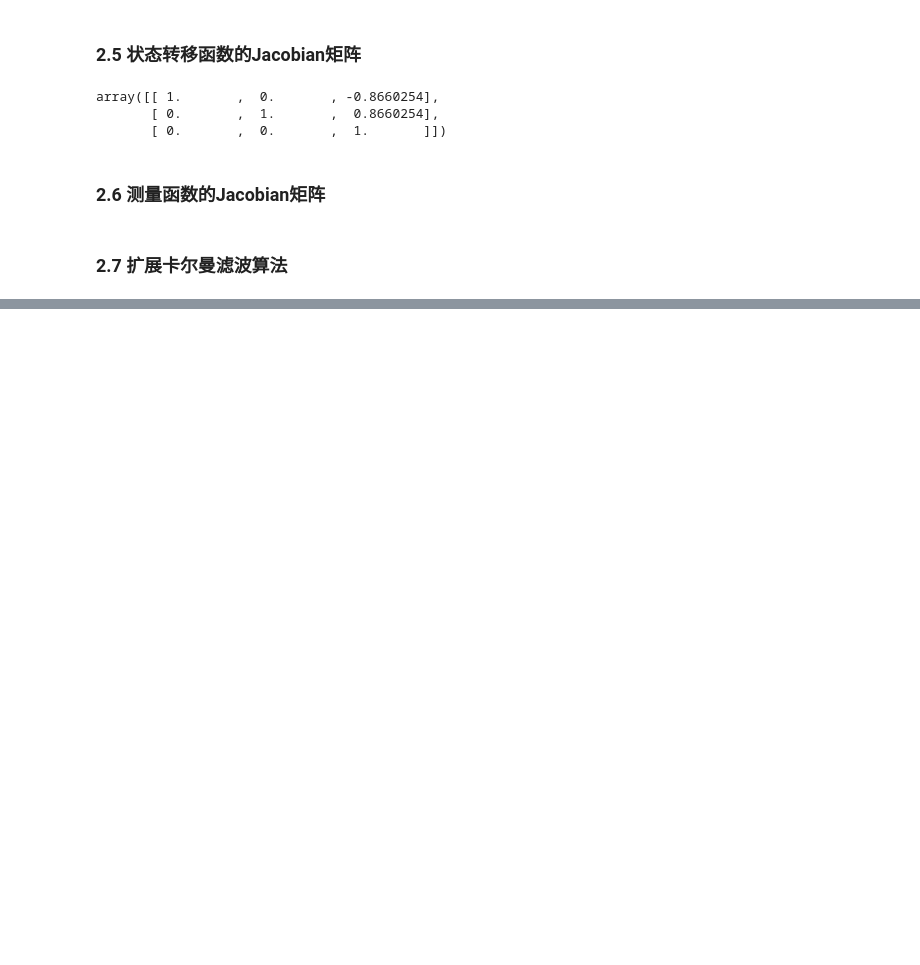
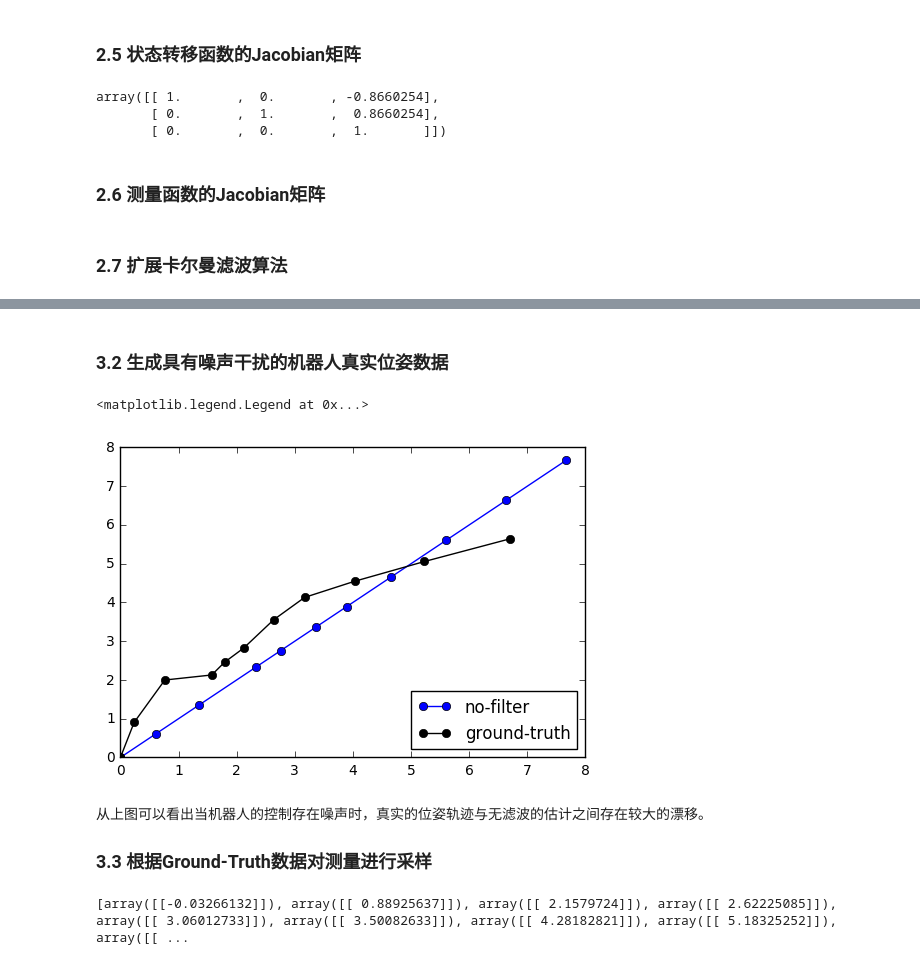
Before and after one commit to liuii/ProbRobotics, a Jupyter notebook: notebooks/01GaussianFileters/ExtendedKalmanFilter.ipynb, the cells around one changed output, grey strips where cells are left out. Saved outputs shown, nothing was run; the diff lists cells and outputs as text; code cells hidden in the pictures; blank space fills up the shorter version.

```diff
--- a/notebooks/01GaussianFileters/ExtendedKalmanFilter.ipynb
+++ b/notebooks/01GaussianFileters/ExtendedKalmanFilter.ipynb
@@ -196,0 +240,38 @@ print(Sigma)
+# %% [markdown]
+### 3.2 生成具有噪声干扰的机器人真实位姿数据
+# %%
+# 假设机器人的控制装置对于移动距离控制的较为精确（方差较大，例如取值为0.3）
+# 而对角度的控制较为精确（方差较小，例如取值为0.1）
+# 因此采样的协方差矩阵为
+Sigma_u = np.diag([0.3**2, 0.3**2, 0.1**2])
+X_ground_truth = np.array([0, 0, np.pi / 4]).reshape((1,3))
+
+for u in U:
+    temp_pose = state_transfer_sample(X_ground_truth[-1], u, Sigma_u)
+    X_ground_truth = np.vstack([X_ground_truth, temp_pose.T])
+
+fig, ax = plt.subplots()
+ax.plot(X_no_filter[:,0], X_no_filter[:,1],
+        c='b', marker='o', label='no-filter')
+ax.plot(X_ground_truth[:,0], X_ground_truth[:,1],
+        c='k', marker='o', label='ground-truth')
+ax.legend(loc="lower right")
+# %% [output]
+<matplotlib.legend.Legend at 0x...>
+[figure, added]
+# %% [markdown]
+从上图可以看出当机器人的控制存在噪声时，真实的位姿轨迹与无滤波的估计之间存在较大的漂移。
+
+### 3.3 根据Ground-Truth数据对测量进行采样
+# %%
+# 假定传感器测量距离世界原点的距离的不确定性为：0.1（标准差）
+Sigma_z = 0.1
+Z = []
+
+for mu in X_ground_truth:
+    z = measurement_sample(mu, Sigma_z)
+    Z.append(z)
+
+print(Z)
+# %% [output]
+[array([[-0.03266132]]), array([[ 0.88925637]]), array([[ 2.1579724]]), array([[ 2.62225085]]), array([[ 3.06012733]]), array([[ 3.50082633]]), array([[ 4.28182821]]), array([[ 5.18325252]]), array([[ ...
```
Also changed, not shown: parts of 6 cells of this notebook, 1 other file.
